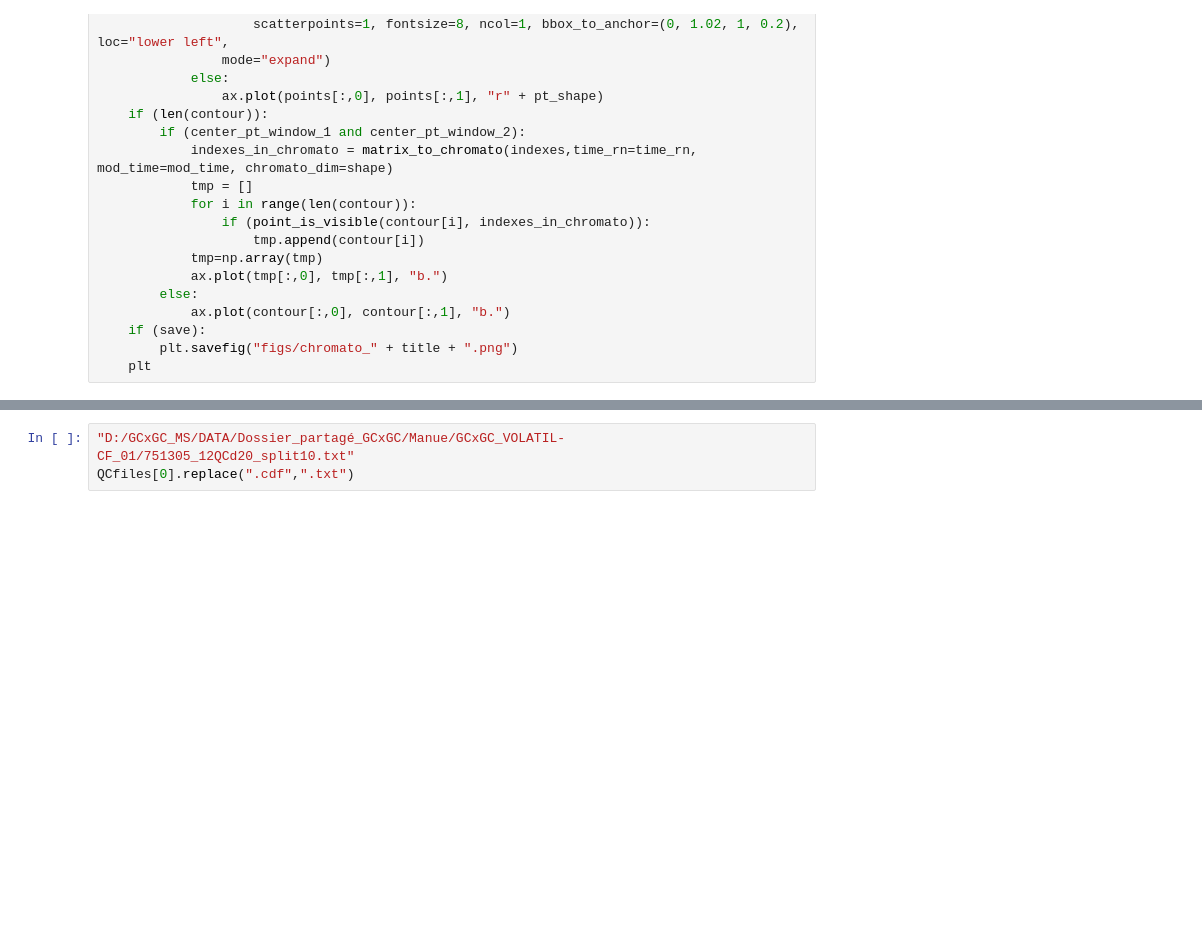
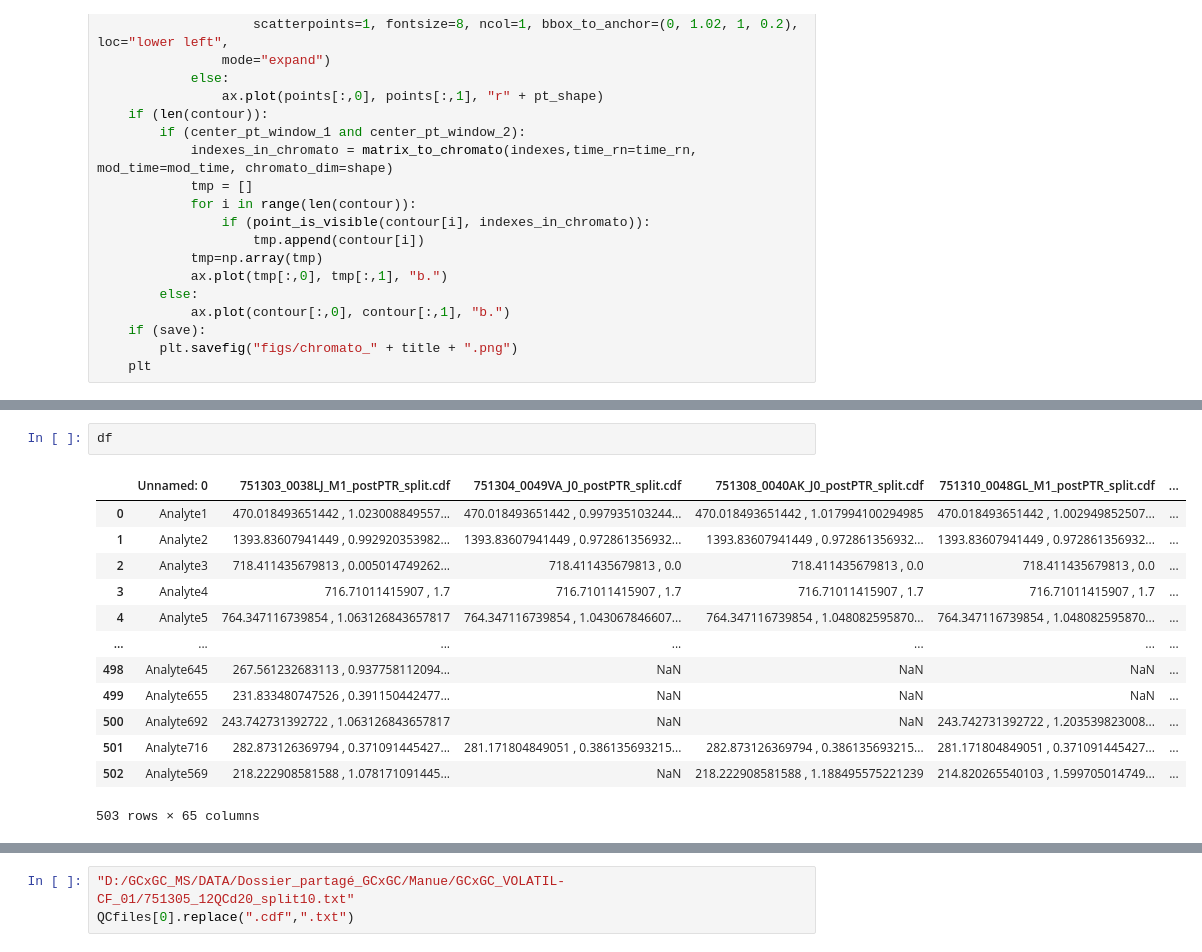
Before and after one commit to Lollith/Python-2DGC-Alignment, a Jupyter notebook: notebooks/PLOT_peak_voc_compare.ipynb, the cells around one changed output, grey strips where cells are left out. Cells and saved outputs as stored; diff of their text form; blank space fills up the shorter version.

```diff
--- a/notebooks/PLOT_peak_voc_compare.ipynb
+++ b/notebooks/PLOT_peak_voc_compare.ipynb
@@ -214 +232,17 @@ QCfiles
+# %%
+df
+# %% [output]
+|  | Unnamed: 0 | 751303_0038LJ_M1_postPTR_split.cdf | 751304_0049VA_J0_postPTR_split.cdf | 751308_0040AK_J0_postPTR_split.cdf | 751310_0048GL_M1_postPTR_split.cdf | ... |
+| 0 | Analyte1 | 470.018493651442 , 1.023008849557... | 470.018493651442 , 0.997935103244... | 470.018493651442 , 1.017994100294985 | 470.018493651442 , 1.002949852507... | ... |
+| 1 | Analyte2 | 1393.83607941449 , 0.992920353982... | 1393.83607941449 , 0.972861356932... | 1393.83607941449 , 0.972861356932... | 1393.83607941449 , 0.972861356932... | ... |
+| 2 | Analyte3 | 718.411435679813 , 0.005014749262... | 718.411435679813 , 0.0 | 718.411435679813 , 0.0 | 718.411435679813 , 0.0 | ... |
+| 3 | Analyte4 | 716.71011415907 , 1.7 | 716.71011415907 , 1.7 | 716.71011415907 , 1.7 | 716.71011415907 , 1.7 | ... |
+| 4 | Analyte5 | 764.347116739854 , 1.063126843657817 | 764.347116739854 , 1.043067846607... | 764.347116739854 , 1.048082595870... | 764.347116739854 , 1.048082595870... | ... |
+| ... | ... | ... | ... | ... | ... | ... |
+| 498 | Analyte645 | 267.561232683113 , 0.937758112094... | NaN | NaN | NaN | ... |
+| 499 | Analyte655 | 231.833480747526 , 0.391150442477... | NaN | NaN | NaN | ... |
+| 500 | Analyte692 | 243.742731392722 , 1.063126843657817 | NaN | NaN | 243.742731392722 , 1.203539823008... | ... |
+| 501 | Analyte716 | 282.873126369794 , 0.371091445427... | 281.171804849051 , 0.386135693215... | 282.873126369794 , 0.386135693215... | 281.171804849051 , 0.371091445427... | ... |
+| 502 | Analyte569 | 218.222908581588 , 1.078171091445... | NaN | 218.222908581588 , 1.188495575221239 | 214.820265540103 , 1.599705014749... | ... |
+503 rows × 65 columns
 # %%
```
Also changed, not shown: parts of 5 cells of this notebook.
